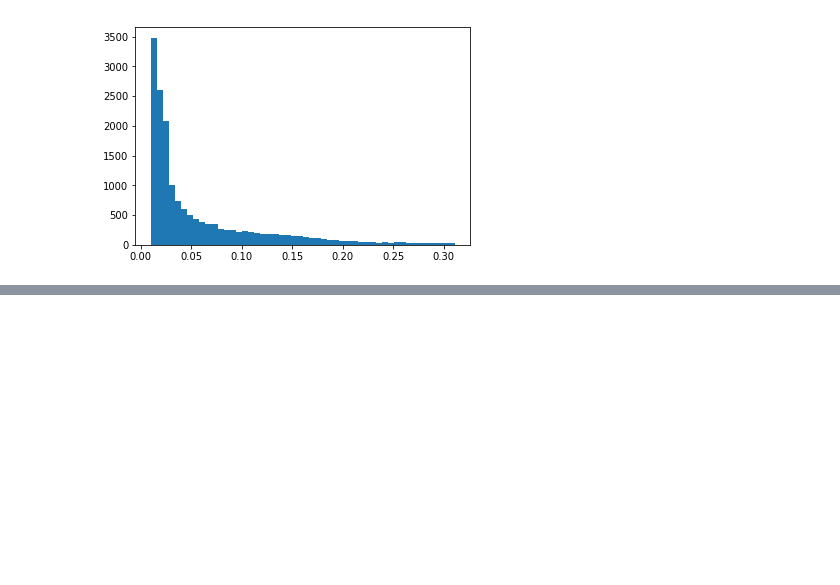
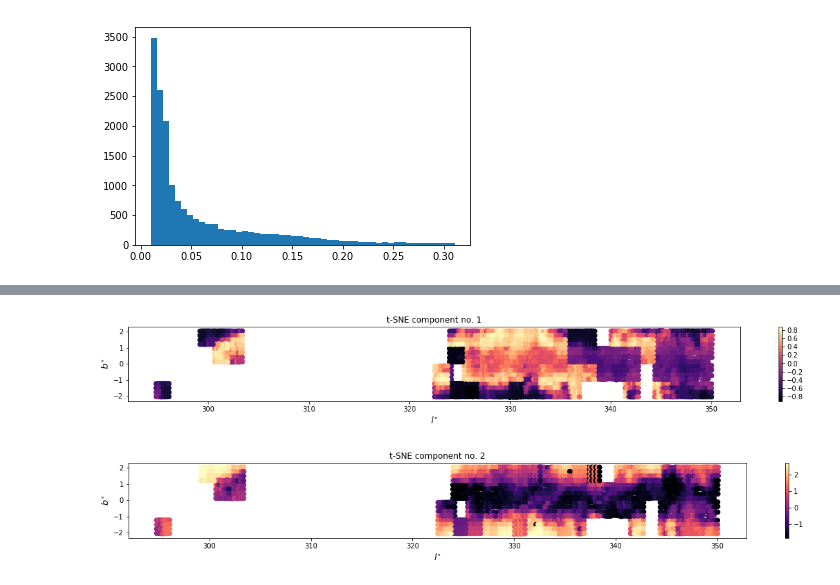
Before and after one commit to efskmn/StellarPopulations, a Jupyter notebook: make_PCA_from_histograms.ipynb, the cells around one changed output, grey strips where cells are left out. Saved outputs shown, nothing was run; the diff lists cells and outputs as text; code cells hidden in the pictures; blank space fills up the shorter version.

```diff
--- a/make_PCA_from_histograms.ipynb
+++ b/make_PCA_from_histograms.ipynb
@@ -187,3 +185,12 @@ mstddev = mstddev[mstddev>0.01]
 mxedges, myedges, mpatch = plt.hist(mstddev, bins=50)
 # %% [output]
 [figure]
+# %%
+from sklearn.manifold import TSNE
+import time
+n_sne = 10
+time_start = time.time()
+tsne = TSNE(n_components=2, verbose=1, perplexity=40, n_iter=250)
+tsne_results = tsne.fit_transform(H_array)
+print ('t-SNE done! Time elapsed: {} seconds'.format(time.time()-time_start))
+tsne_results.shape
@@ -189,0 +209,13 @@ mxedges, myedges, mpatch = plt.hist(mstddev, bins=50)
+# %%
+savename = "pc_plots_drive_%d_%d.png"
+blocknumber = 10
+for i in range(np.shape(tsne.embedding_)[1]):
+    fig, ax = plt.subplots(nrows=1, ncols=1, figsize=(20,2),facecolor='w',edgecolor='k')
+    plt.scatter(pointings_avg[:,0], pointings_avg[:,1], c=tsne.embedding_[:,i], cmap='magma', marker='8',s=50);
+    plt.colorbar()
+    ax.set_title('t-SNE component no. %d' %(i+1) )
+    plt.xlabel("$l ^{\circ}$",fontsize=13)
+    plt.ylabel("$b ^{\circ}$",fontsize=13)
+# %% [output]
+[figure, added]
+[figure, added]
```
Also changed, not shown: parts of 2 cells of this notebook.
